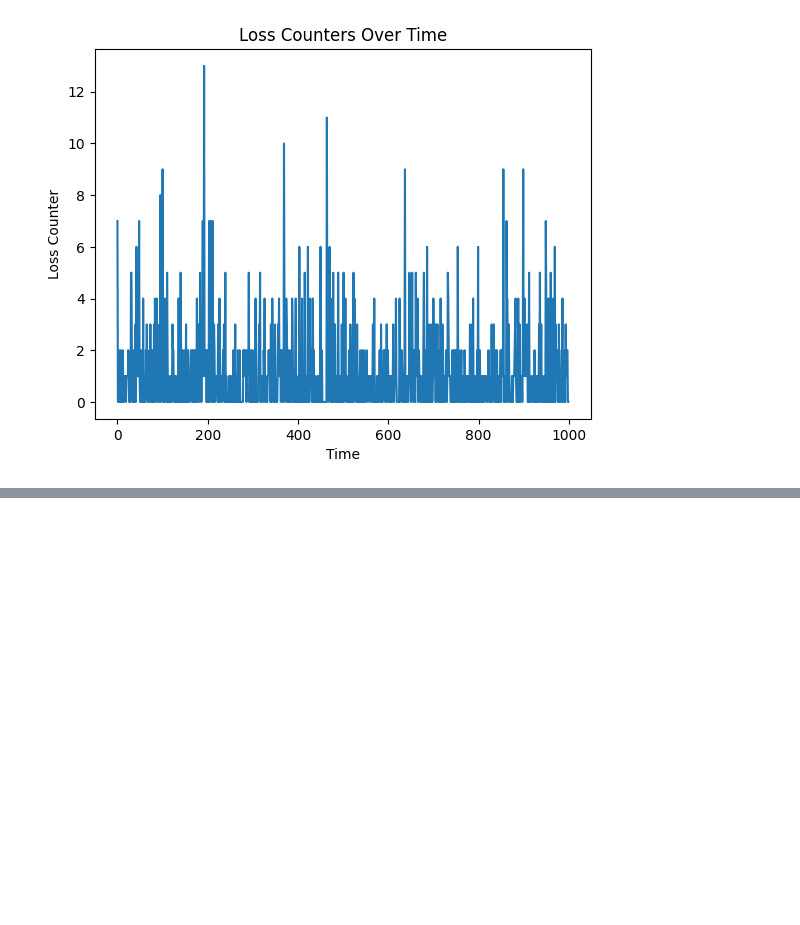
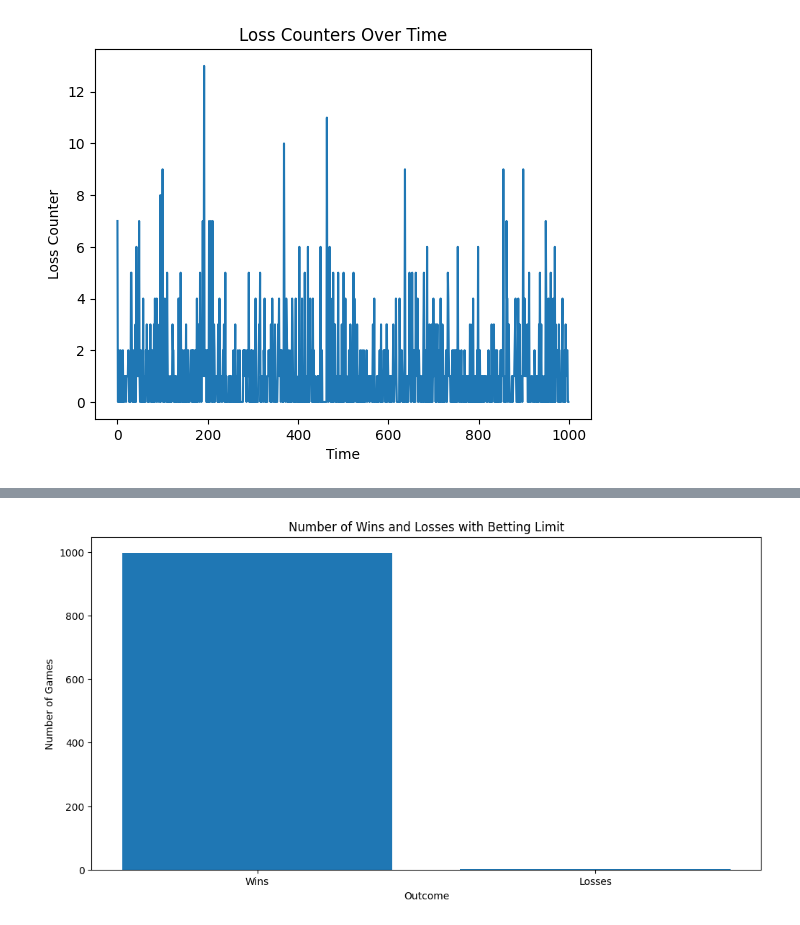
Before and after one commit to michaeledge27/mathModeling, a Jupyter notebook: projects/gamblingSystem.ipynb, the cells around one changed output, grey strips where cells are left out. Drawn from its saved outputs; the diff is of its cells as text; code cells hidden in the pictures; blank space fills up the shorter version.

```diff
--- a/projects/gamblingSystem.ipynb
+++ b/projects/gamblingSystem.ipynb
@@ -81,7 +82,16 @@ for i in range(1000):
 wins = []
 losses = []
 for bet_amount in bet_amounts:
-    if bet_amount <= 1024:
+    if bet_amount <= 1024
         wins.append(bet_amount)
     else:
         losses.append(bet_amount)
+# %%
+wins = []                 # this isn't totally working yet I want it to perform the same as ^
+losses = []
+for j in list(num_of_losses.keys()):
+    bet_amount = 2 ** j
+    if bet_amount <= 1024:
+        wins.append(bet_amount)
+    else:
+        losses.append(bet_amount)
@@ -163,3 +178,72 @@ plt.ylabel('Loss Counter')
 plt.show()
 # %% [output]
 [figure]
+# %%
+def spin_wheel():
+    """Simulate a spin on a Las Vegas roulette wheel."""
+    wheel_spin = random.randint(0, 37)
+    if wheel_spin < 1 or wheel_spin > 36:     # Wheel spin is 0 or 37 (green)
+        return 'green'
+    elif 1 <= wheel_spin <= 18:               # Red sectors
+        return 'red'
+    else:                                      # Black sectors
+        return 'black'
+
+def bet_on_red(max_bet=1024):
+    """
+    Simulates the 'double up' betting strategy on red.
+
+    Parameters:
+        max_bet (int): The maximum betting limit set by the house.
+
+    Returns:
+        max_bet_size (int): The maximum bet placed before winning.
+        loss_count (int): The total losses incurred before winning or losing everything.
+        lost_all (bool): Whether the player reached the maximum bet limit without winning.
+    """
+    bet_amount = 1
+    loss_count = 0
+    max_bet_size = bet_amount
+
+    while bet_amount <= max_bet:
+        if spin_wheel() == 'red':  # Win on red
+            return max_bet_size, loss_count, False
+        else:  # Loss, double the bet
+            loss_count += 1
+            bet_amount *= 2
+            max_bet_size = max(max_bet_size, bet_amount)
+
+    # Player lost everything if the betting limit is reached
+    return max_bet_size, loss_count, True
+
+# Simulation
+num_trials = 1000
+loss_counts = []
+max_bet_sizes = []
+total_losses = 0
+
+for _ in range(num_trials):
+    max_bet_size, loss_count, lost_all = bet_on_red(max_bet=1024)
+    max_bet_sizes.append(max_bet_size)
+    loss_counts.append(loss_count)
+    if lost_all:
+        total_losses += 1
+
+# Results
+print(f"Maximum number of bets before winning: {max(loss_counts)}")
+print(f"Percentage of games lost everything: {100 * total_losses / num_trials:.2f}%")
+
+# Plotting results
+plt.figure(figsize=(12, 6))
+plt.bar(['Wins', 'Losses'], [num_trials - total_losses, total_losses])
+plt.xlabel('Outcome')
+plt.ylabel('Number of Games')
+plt.title('Number of Wins and Losses with Betting Limit')
+plt.show()
+
+plt.hist(loss_counts, bins=range(max(loss_counts) + 1), edgecolor='black')
+plt.xlabel('Number of Losses Before Winning')
+plt.ylabel('Frequency')
+plt.title('Distribution of Losses Before Winning')
+plt.show()
+# %% [output]
@@ -165,0 +252 @@ plt.show()
+[figure, added]
```
Also changed, not shown: parts of 6 cells of this notebook.
